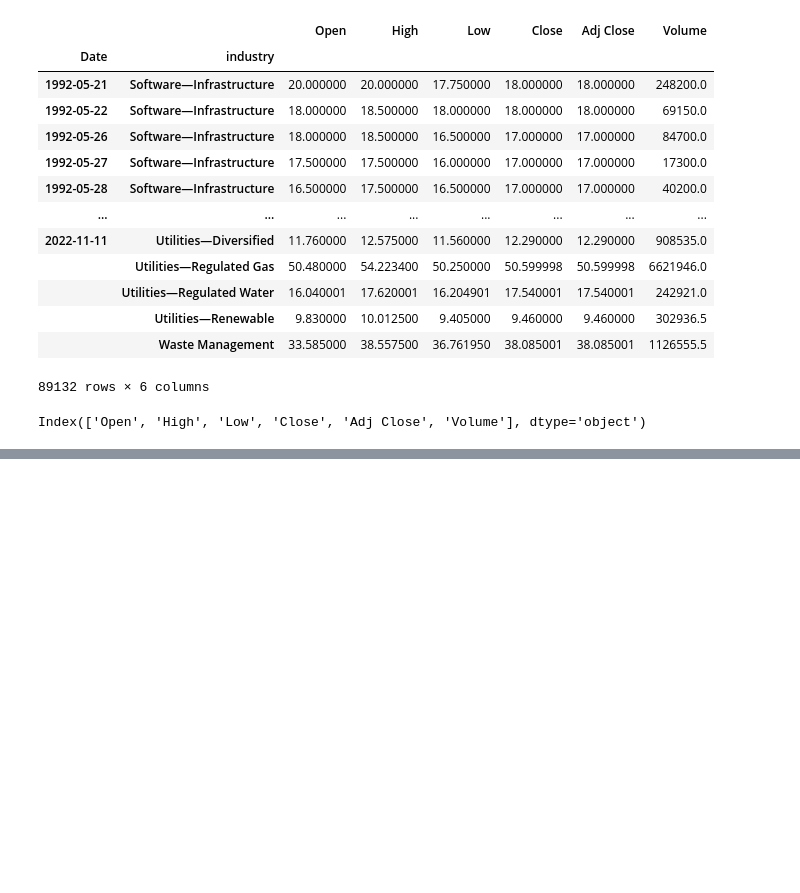
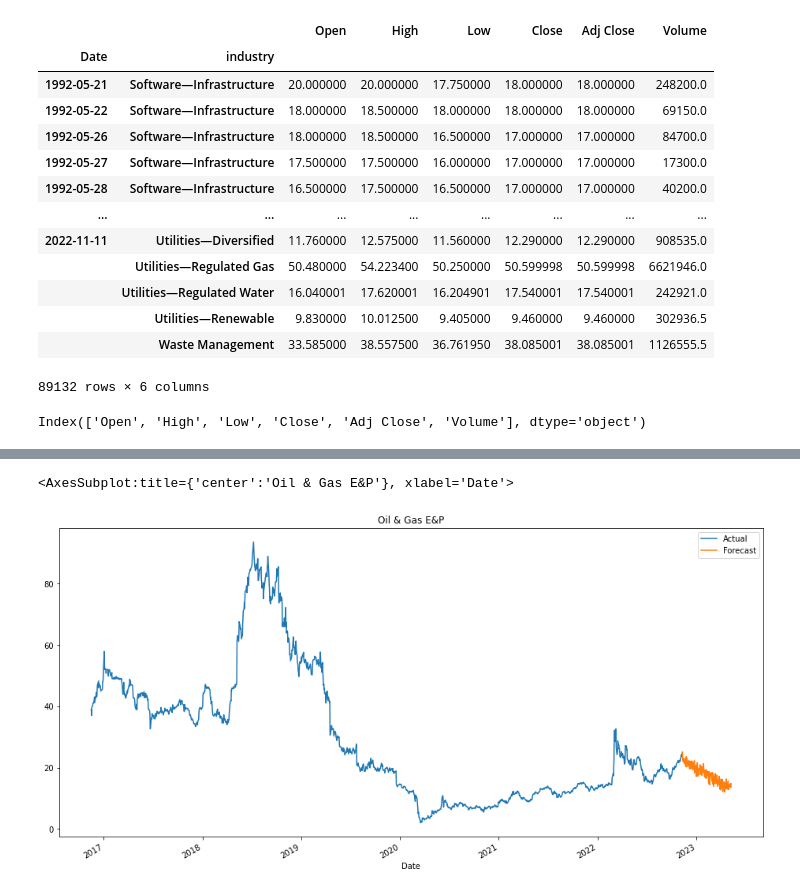
Before and after one commit to scottwesley31/Final_Project, a Jupyter notebook: Machine_Learning/LSTM - Industry.ipynb, the cells around one changed output, grey strips where cells are left out. Cells and saved outputs as stored; diff of their text form; code cells hidden in the pictures; blank space fills up the shorter version.

Commit message:
Single industry runs learning_model function

```diff
--- a/Machine_Learning/LSTM - Industry.ipynb
+++ b/Machine_Learning/LSTM - Industry.ipynb
@@ -155,0 +180,4 @@ Index(['Open', 'High', 'Low', 'Close', 'Adj Close', 'Volume'], dtype='object')
+# %%
+# Isolate just 1 Industry to attempt LSTM process
+df = industry_data.filter(like = 'Oil & Gas E&P', axis=0)
+df
@@ -155,0 +221,57 @@ Index(['Open', 'High', 'Low', 'Close', 'Adj Close', 'Volume'], dtype='object')
+# %%
+# download the data
+y = df['Adj Close'].fillna(method='ffill')
+y = y.values.reshape(-1, 1)
+
+# scale the data
+scaler = MinMaxScaler(feature_range=(0, 1))
+scaler = scaler.fit(y)
+y = scaler.transform(y)
+
+# generate the input and output sequences
+n_lookback = 365  # length of input sequences (lookback period)
+n_forecast = 180  # length of output sequences (forecast period)
+
+X = []
+Y = []
+
+for i in range(n_lookback, len(y) - n_forecast + 1):
+    X.append(y[i - n_lookback: i])
+    Y.append(y[i: i + n_forecast])
+
+X = np.array(X)
+Y = np.array(Y)
+
+# fit the model
+model = Sequential()
+model.add(LSTM(units=50, return_sequences=True, input_shape=(n_lookback, 1)))
+model.add(LSTM(units=50))
+model.add(Dense(n_forecast))
+
+model.compile(loss='mean_squared_error', optimizer='adam')
+model.fit(X, Y, epochs=3, batch_size=32, verbose=0)
+
+# generate the forecasts
+X_ = y[- n_lookback:]  # last available input sequence
+X_ = X_.reshape(1, n_lookback, 1)
+
+Y_ = model.predict(X_).reshape(-1, 1)
+Y_ = scaler.inverse_transform(Y_)
+
+# organize the results in a data frame
+df_past = df[['Close']].reset_index()
+df_past.rename(columns={'index': 'Date', 'Close': 'Actual'}, inplace=True)
+df_past['Date'] = pd.to_datetime(df_past['Date'])
+df_past['Forecast'] = np.nan
+df_past['Forecast'].iloc[-1] = df_past['Actual'].iloc[-1]
+
+df_future = pd.DataFrame(columns=['Date', 'Actual', 'Forecast'])
+df_future['Date'] = pd.date_range(start=df_past['Date'].iloc[-1] + pd.Timedelta(days=1), periods=n_forecast)
+df_future['Forecast'] = Y_.flatten()
+df_future['Actual'] = np.nan
+
+results = df_past.append(df_future).set_index('Date')
+
+# plot the results
+results.plot(title='Oil & Gas E&P', figsize=(16,8))
+# %% [output]
@@ -156 +279,3 @@ Index(['Open', 'High', 'Low', 'Close', 'Adj Close', 'Volume'], dtype='object')
+<AxesSubplot:title={'center':'Oil & Gas E&P'}, xlabel='Date'>
+[figure, added]
 # %%
```
Also changed, not shown: parts of 15 cells of this notebook.
